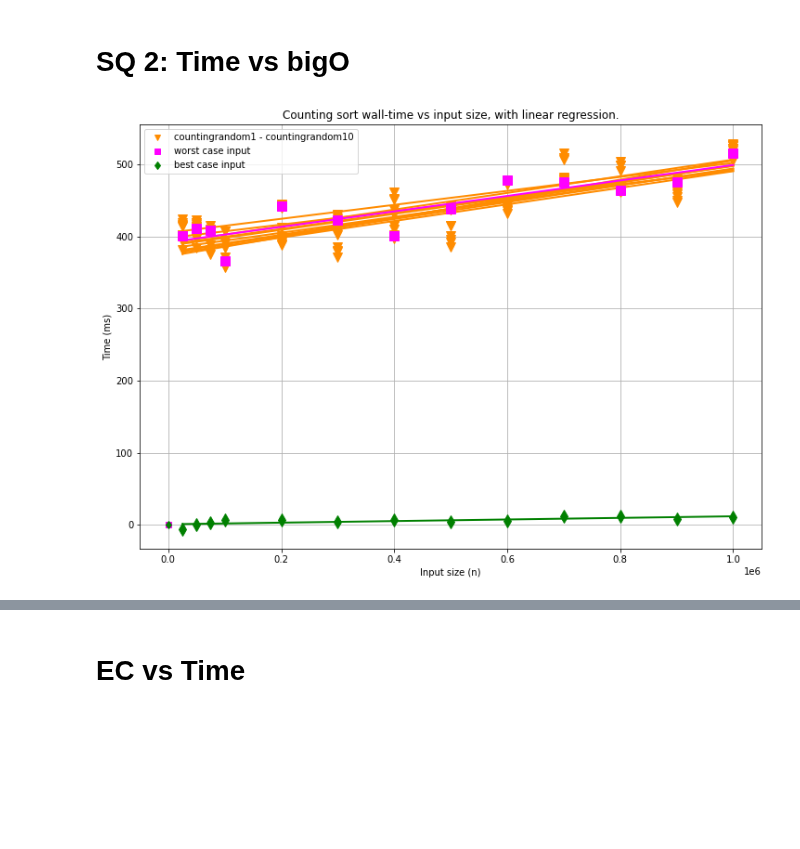
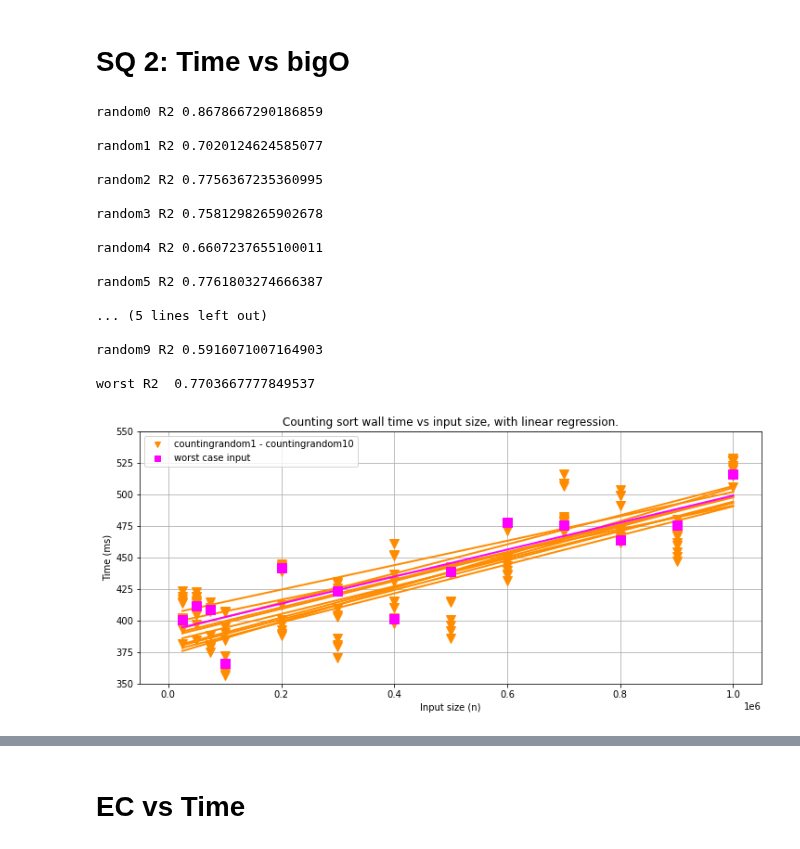
Before and after one commit to hrallil/RAPL_measurements, a Jupyter notebook: Java/FinalResults/FinalAnalysis/CountingResults.ipynb, the cells around one changed output, grey strips where cells are left out. Drawn from its saved outputs; the diff is of its cells as text; code cells hidden in the pictures; blank space fills up the shorter version.

```diff
--- a/Java/FinalResults/FinalAnalysis/CountingResults.ipynb
+++ b/Java/FinalResults/FinalAnalysis/CountingResults.ipynb
@@ -252,27 +252,45 @@ best R2  0.5726295502438051
 # %% [markdown]
 # SQ 2: Time vs bigO
 # %%
-plt.figure(figsize=(10*1.2,7*1.2))
+plt.figure(figsize=(10*1.2,5))
 color = "red"
 
 Rs = []
 
 for i in range(1,11):
     Rs.append(polyReg(dfCountingMean16[dfCountingMean16["Input case"] == f"random{i}"]["Size"], dfCountingMean16[dfCountingMean16["Input case"] == f"random{i}"]["Time - readCSV"],1, f"random{i} case input", "darkorange",dots="v"))
 plt.plot(0,0,"v", color="darkorange",label="countingrandom1 - countingrandom10")
-# for i in range(len(Rs)):
-#     print(f"random{i} R2", Rs[i][1], " \n")
+for i in range(len(Rs)):
+    print(f"random{i} R2", Rs[i][1], " \n")
 worst = polyReg(dfCountingMean16[dfCountingMean16["Input case"] == "worst"]["Size"], dfCountingMean16[dfCountingMean16["Input case"] == "worst"]["Time - readCSV"],1, "Merge time for worst case input", "fuchsia",dots="s")
 plt.plot(0,0,"s", color="fuchsia",label="worst case input")
 best = polyReg(dfCountingMean16[dfCountingMean16["Input case"] == "best"]["Size"], dfCountingMean16[dfCountingMean16["Input case"] == "best"]["Time - readCSV"],1, "Merge time for best case input", "green",dots="d")
-plt.plot(0,0,"d", color="green",label="best case input")
-#print(f"worst R2 ", worst[1], "\n")
+#plt.plot(0,0,"d", color="green",label="best case input")
+print(f"worst R2 ", worst[1], "\n")
 #print(f"best R2 ", best[1], "\n")
 plt.title("Counting sort wall time vs input size, with linear regression.")
 plt.xlabel("Input size (n)")
 plt.ylabel("Time (ms)")
+plt.ylim(350, 550)
 plt.grid()
 plt.legend()
 plt.show()
 # %% [output]
+random0 R2 0.8678667290186859
+
+random1 R2 0.7020124624585077
+
+random2 R2 0.7756367235360995
+
+random3 R2 0.7581298265902678
+
+random4 R2 0.6607237655100011
+
+random5 R2 0.7761803274666387
+
+... (5 lines left out)
+
+random9 R2 0.5916071007164903
+
+worst R2  0.7703667777849537
-[figure, old version]
+[figure, new version]
```
Also changed, not shown: parts of 5 cells of this notebook, 47 other files.
